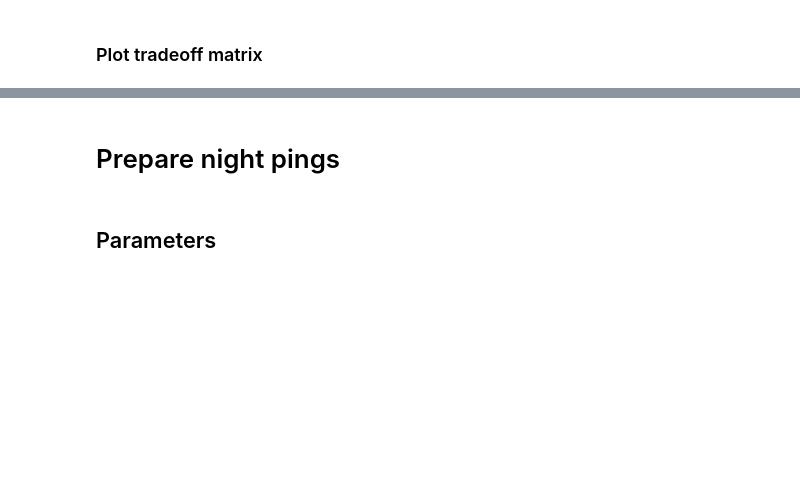
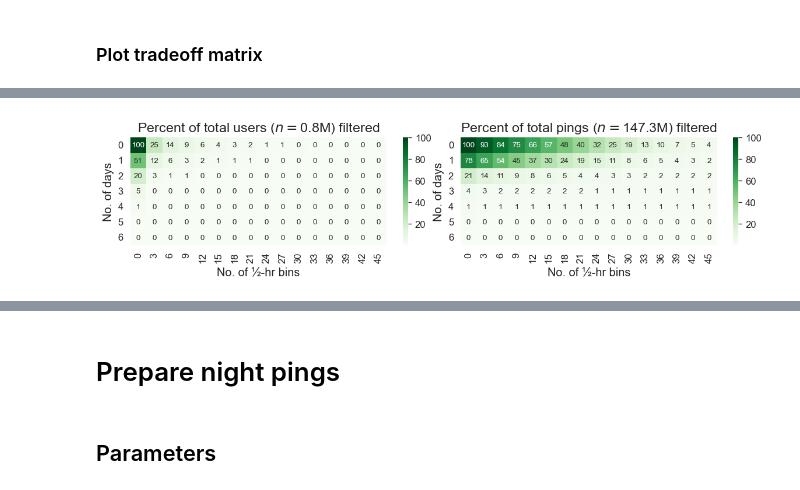
Before and after one commit to rvanxer/home_detection, a Jupyter notebook: code/2_Prepare_pings.ipynb, the cells around one changed output, grey strips where cells are left out. Saved outputs shown, nothing was run; the diff lists cells and outputs as text; code cells hidden in the pictures; blank space fills up the shorter version.

Commit message:
Adjusted code for PosixPath-style paths and modified figures

```diff
--- a/code/2_Prepare_pings.ipynb
+++ b/code/2_Prepare_pings.ipynb
@@ -198,2 +177,0 @@ indy.qq_matrix = get_quality_quantity_tradeoff_matrix(indy).disp(None) # t=7s
-# %%
-aus.qq_matrix = get_quality_quantity_tradeoff_matrix(aus) # t=5s
@@ -202,18 +209,2 @@ hous.qq_matrix = get_quality_quantity_tradeoff_matrix(hous) # t=19s
 # %% [markdown]
 ### Plot tradeoff matrix
-# %%
-def plot_quality_quantity_tradeoff_matrix(
-    rgn, slot_size=3, size=(8, 3), dpi=150,
-    cmap='magma_r', annot_size=9
-):
-    # n_users = rgn.ustats[UID].nunique()
-    mat = rgn.qq_matrix.loc[:, np.arange(0, 48, slot_size)]
-    ax = U.plot(size=size, dpi=dpi)
-    sns.heatmap(ax=ax, data=mat, cmap=cmap, annot=True,
-                fmt='.0f', annot_kws=dict(fontsize=annot_size),
-                cbar_kws=dict(label='% of all users'))
-    U.plot(ax, xlab='No. of ½-hr bins', ylab='No. of days',
-           title=f'Data quality-quantity tradeoff matrix for {rgn.name}')
-    P.imsave()
-
-plot_quality_quantity_tradeoff_matrix(indy)
@@ -229,0 +211,22 @@ plot_quality_quantity_tradeoff_matrix(hous)
+# %%
+def plot_quality_quantity_tradeoff_matrix(
+    rgn, slot_interval=3, day_interval=1, max_day=None, max_slot=None,
+    size=(12, 2), dpi=120, cmap='Greens', annot_size=8
+):
+    df = pd.read_parquet(rgn.data / f'stats/qq_tradeoff_matrix')
+    tot_users, tot_pings = df.iloc[0]['n_users'], df.iloc[0]['n_pings']
+    fig, axs = plt.subplots(1, 2, figsize=size, dpi=dpi)
+    for ax, var in zip(axs, ['users', 'pings']):
+        total = df.iloc[0]['n_'+var]
+        mat = df.pivot(index='n_days', columns='n_slots', values='n_'+var)
+        mat = (mat.fillna(0) / total) * 100
+        mat = mat.loc[:max_day:day_interval, :max_slot:slot_interval]
+        g = sns.heatmap(ax=ax, data=mat, cmap=cmap, annot=True,
+                        fmt='.0f', annot_kws=dict(fontsize=annot_size))
+        g.set_xticklabels(g.get_xticklabels(), rotation=90)
+        g.set_yticklabels(g.get_yticklabels(), rotation=0)
+        ax = U.plot(ax, title='Percent of total {} ($n=${:,.1f}M) filtered'
+                    .format(var, total/1e6),
+                    xlab='No. of ½-hr bins', ylab='No. of days')
+    plt.subplots_adjust(wspace=0.03)
+    P.imsave(title=f'Data quality-quantity tradeoff matrix for {rgn.name}')
@@ -229,0 +237,4 @@ plot_quality_quantity_tradeoff_matrix(hous)
+# %%
+plot_quality_quantity_tradeoff_matrix(aus, cmap='Greens')
+# %% [output]
+[figure, added]
```
Also changed, not shown: parts of 20 cells of this notebook, 9 other files.
